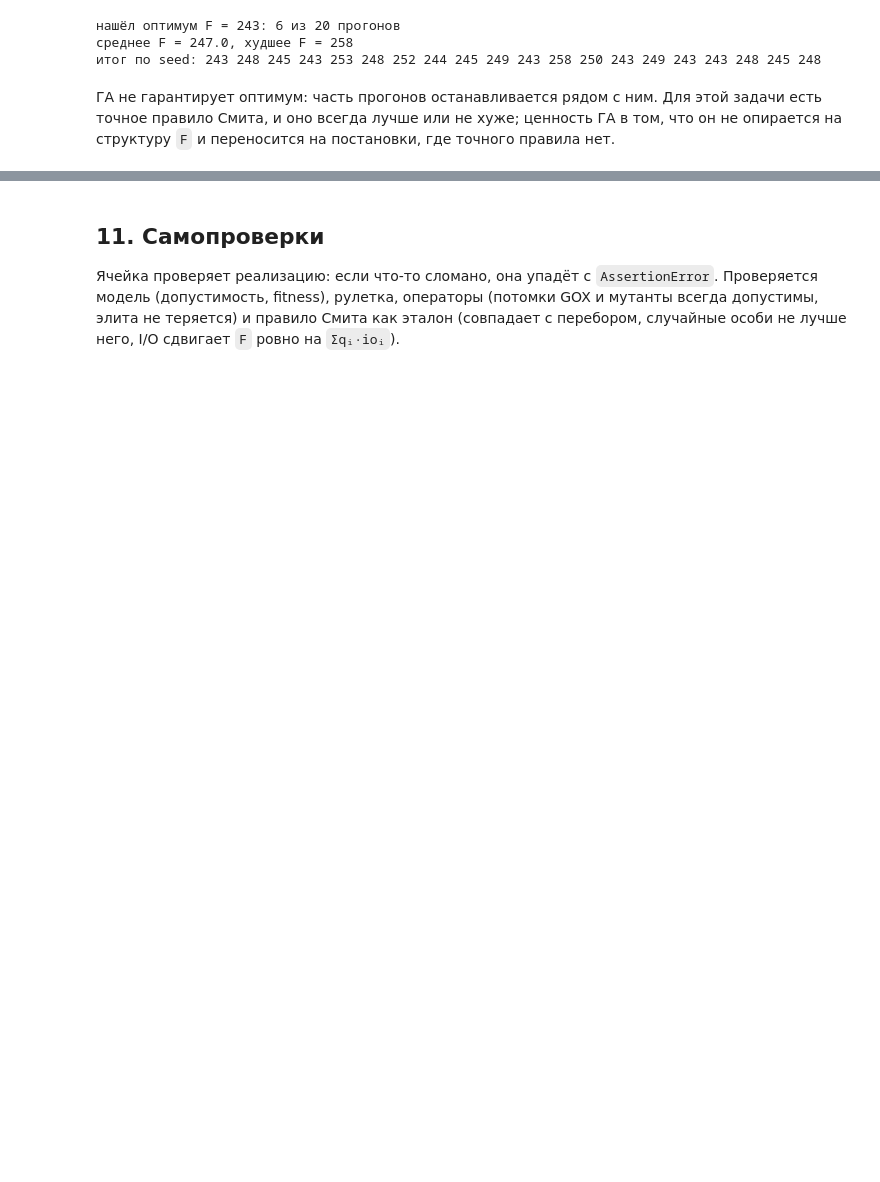
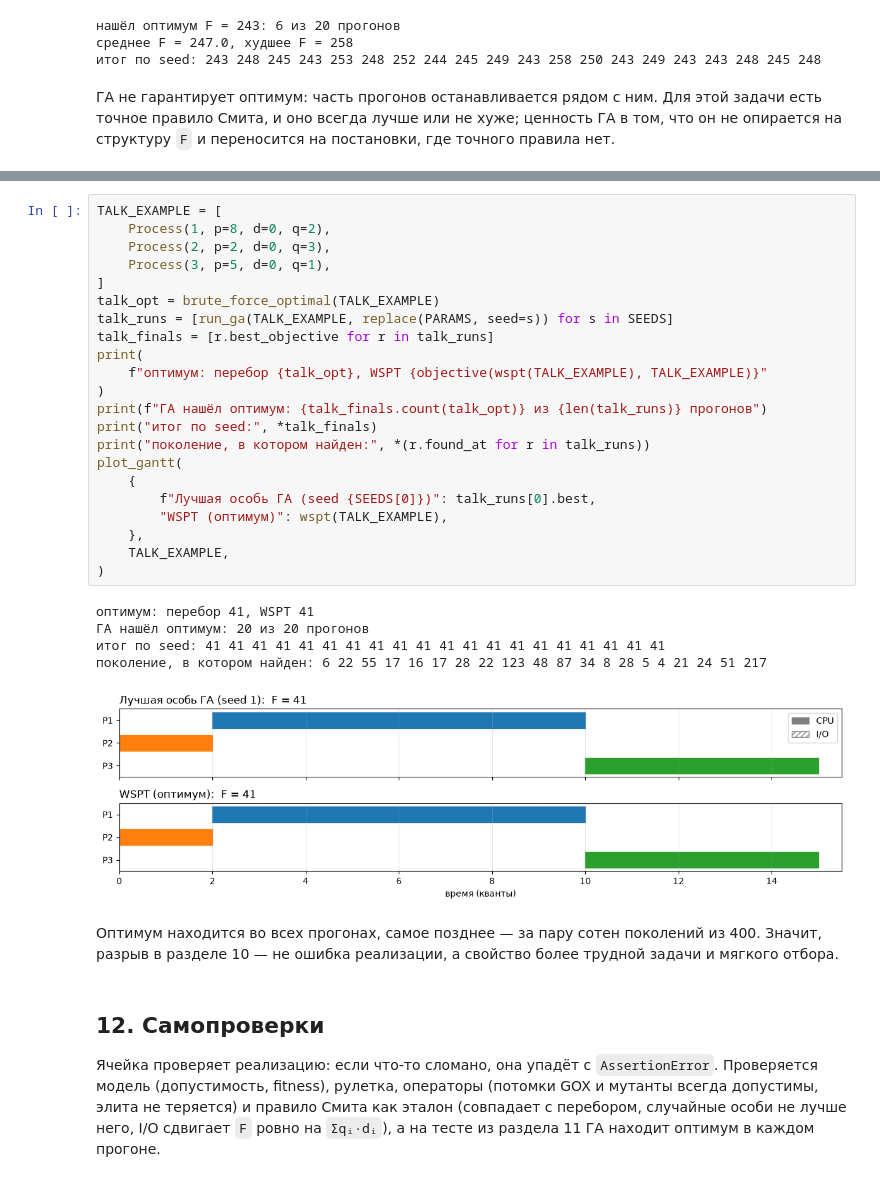
Before and after one commit to ada-dmitry/genalgo_processor, a Jupyter notebook: main.ipynb, the cells around one changed output, grey strips where cells are left out. Saved outputs shown, nothing was run; the diff lists cells and outputs as text; blank space fills up the shorter version.

```diff
--- a/main.ipynb
+++ b/main.ipynb
@@ -801,9 +959,40 @@ print("итог по seed:", *finals)
+# %%
+TALK_EXAMPLE = [
+    Process(1, p=8, d=0, q=2),
+    Process(2, p=2, d=0, q=3),
+    Process(3, p=5, d=0, q=1),
+]
+talk_opt = brute_force_optimal(TALK_EXAMPLE)
+talk_runs = [run_ga(TALK_EXAMPLE, replace(PARAMS, seed=s)) for s in SEEDS]
+talk_finals = [r.best_objective for r in talk_runs]
+print(
+    f"оптимум: перебор {talk_opt}, WSPT {objective(wspt(TALK_EXAMPLE), TALK_EXAMPLE)}"
+)
+print(f"ГА нашёл оптимум: {talk_finals.count(talk_opt)} из {len(talk_runs)} прогонов")
+print("итог по seed:", *talk_finals)
+print("поколение, в котором найден:", *(r.found_at for r in talk_runs))
+plot_gantt(
+    {
+        f"Лучшая особь ГА (seed {SEEDS[0]})": talk_runs[0].best,
+        "WSPT (оптимум)": wspt(TALK_EXAMPLE),
+    },
+    TALK_EXAMPLE,
+)
+# %% [output]
+оптимум: перебор 41, WSPT 41
+ГА нашёл оптимум: 20 из 20 прогонов
+итог по seed: 41 41 41 41 41 41 41 41 41 41 41 41 41 41 41 41 41 41 41 41
+поколение, в котором найден: 6 22 55 17 16 17 28 22 123 48 87 34 8 28 5 4 21 24 51 217
+[figure, added]
+# %% [markdown]
+Оптимум находится во всех прогонах, самое позднее — за пару сотен поколений из 400. Значит, разрыв
+в разделе 10 — не ошибка реализации, а свойство более трудной задачи и мягкого отбора.
 # %% [markdown]
-## 11. Самопроверки
+## 12. Самопроверки
 
 Ячейка проверяет реализацию: если что-то сломано, она упадёт с `AssertionError`. Проверяется
 модель (допустимость, fitness), рулетка, операторы (потомки GOX и мутанты всегда допустимы, элита
 не теряется) и правило Смита как эталон (совпадает с перебором, случайные особи не лучше него, I/O
-сдвигает `F` ровно на `Σqᵢ·ioᵢ`).
+сдвигает `F` ровно на `Σqᵢ·dᵢ`), а на тесте из раздела 11 ГА находит оптимум в каждом прогоне.
 # %%
 def random_processes(
```
Also changed, not shown: parts of 21 cells of this notebook, 1 other file.
